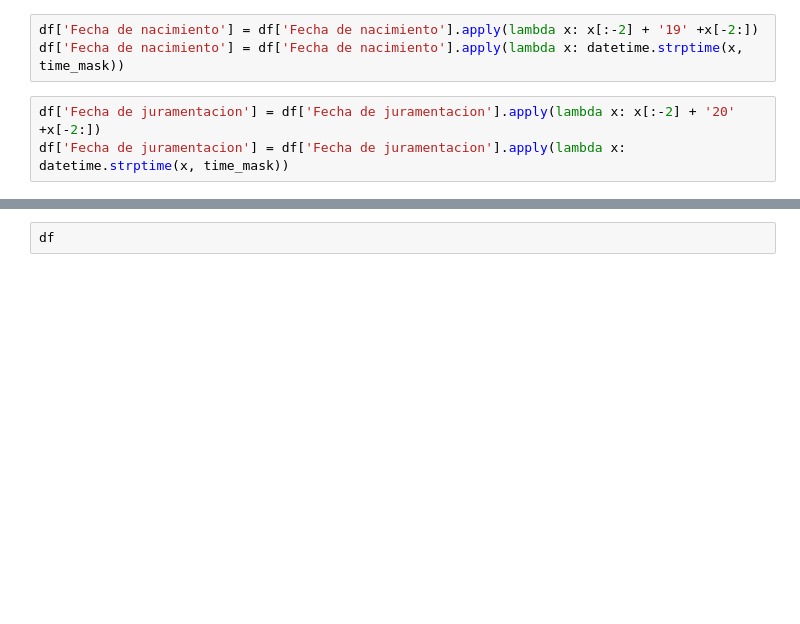
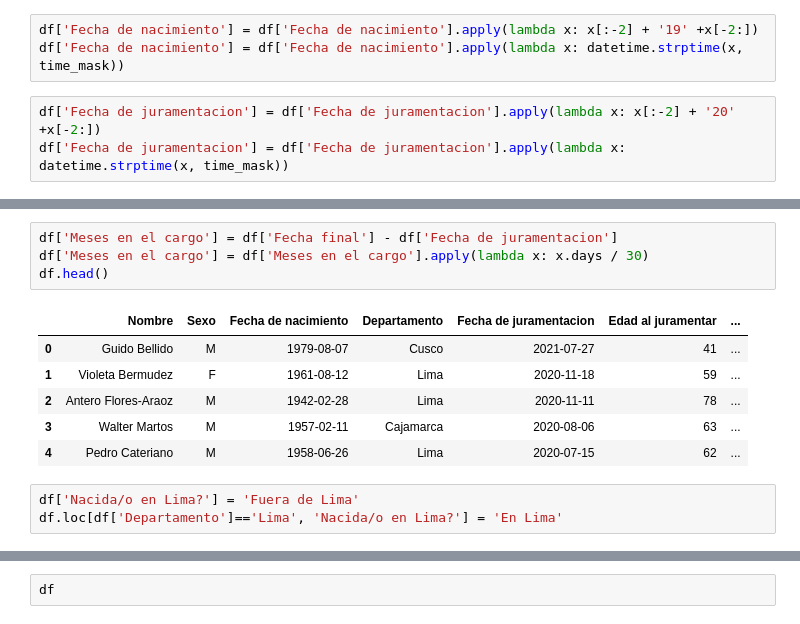
Before and after one commit to luisesanmartin/premier-peru-data-vis, a Jupyter notebook: notebooks/data-wrangling.ipynb, the cells around one changed output, grey strips where cells are left out. Saved outputs shown, nothing was run; the diff lists cells and outputs as text; blank space fills up the shorter version.

```diff
--- a/notebooks/data-wrangling.ipynb
+++ b/notebooks/data-wrangling.ipynb
@@ -34,0 +61,14 @@ df['Fecha de juramentacion'] = df['Fecha de juramentacion'].apply(lambda x: date
+# %%
+df['Meses en el cargo'] = df['Fecha final'] - df['Fecha de juramentacion']
+df['Meses en el cargo'] = df['Meses en el cargo'].apply(lambda x: x.days / 30)
+df.head()
+# %% [output]
+|  | Nombre | Sexo | Fecha de nacimiento | Departamento | Fecha de juramentacion | Edad al juramentar | ... |
+| 0 | Guido Bellido | M | 1979-08-07 | Cusco | 2021-07-27 | 41 | ... |
+| 1 | Violeta Bermudez | F | 1961-08-12 | Lima | 2020-11-18 | 59 | ... |
+| 2 | Antero Flores-Araoz | M | 1942-02-28 | Lima | 2020-11-11 | 78 | ... |
+| 3 | Walter Martos | M | 1957-02-11 | Cajamarca | 2020-08-06 | 63 | ... |
+| 4 | Pedro Cateriano | M | 1958-06-26 | Lima | 2020-07-15 | 62 | ... |
+# %%
+df['Nacida/o en Lima?'] = 'Fuera de Lima'
+df.loc[df['Departamento']=='Lima', 'Nacida/o en Lima?'] = 'En Lima'
```
Also changed, not shown: parts of 13 cells of this notebook, 2 other files.
